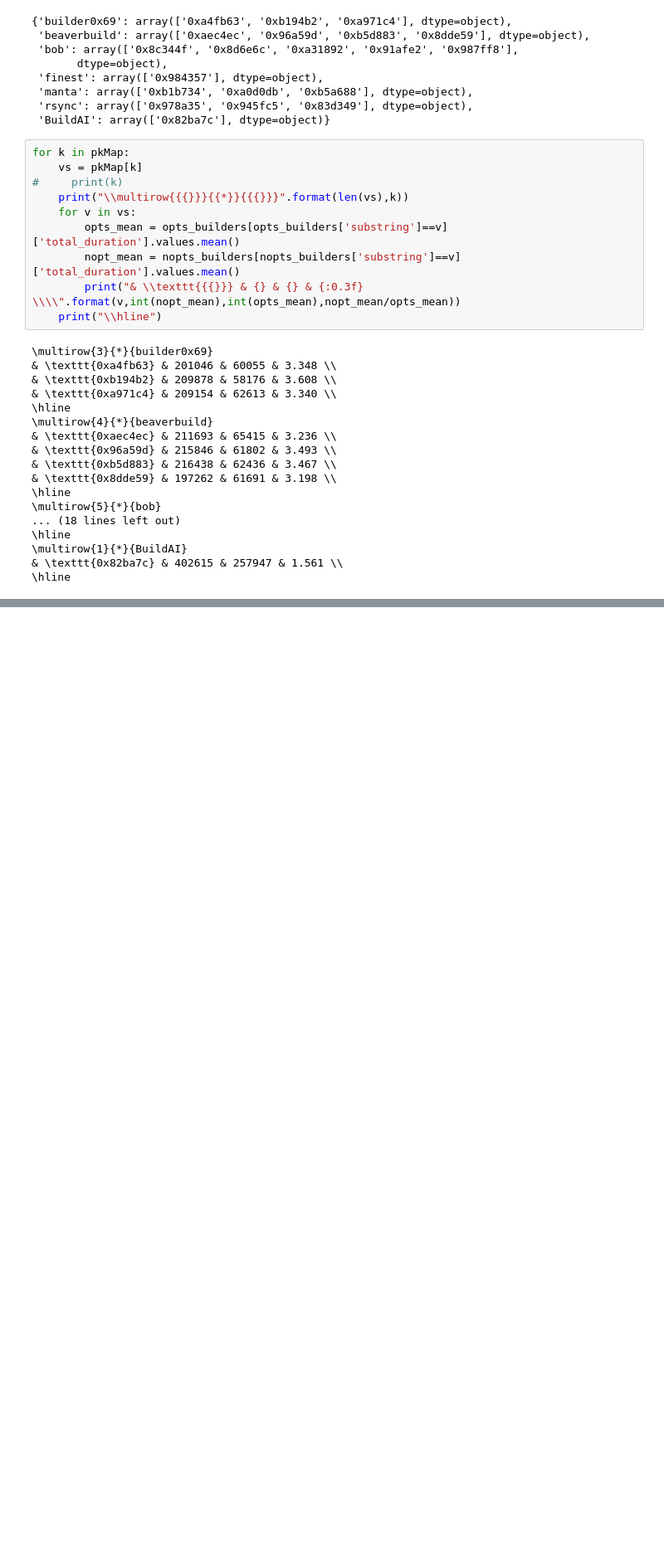
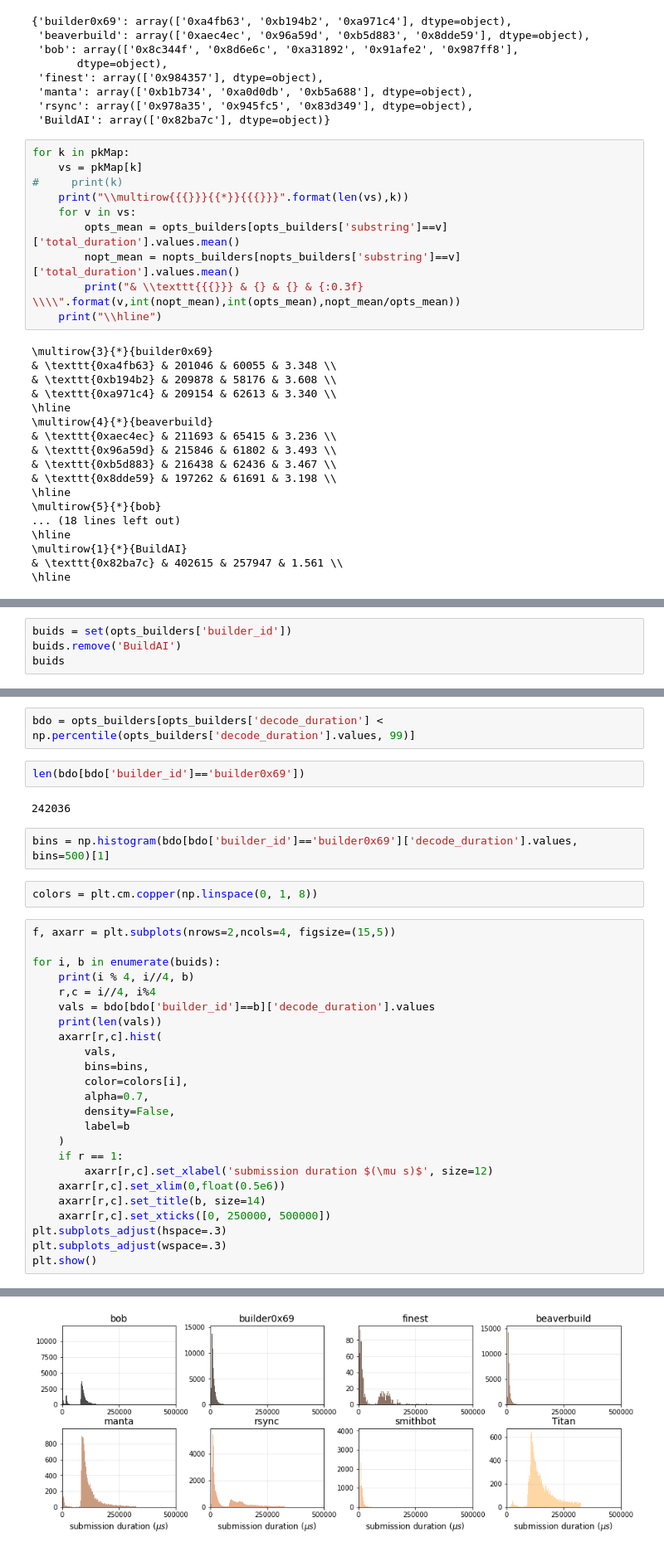
Before and after one commit to michaelneuder/relay-data, a Jupyter notebook: rollout/opt.ipynb, the cells around one changed output, grey strips where cells are left out. Shown at 83% size. Cells and saved outputs as stored; diff of their text form; blank space fills up the shorter version.

```diff
--- a/rollout/opt.ipynb
+++ b/rollout/opt.ipynb
@@ -638,0 +698,4 @@ for k in pkMap:
+# %%
+buids = set(opts_builders['builder_id'])
+buids.remove('BuildAI')
+buids
@@ -638,0 +711,35 @@ for k in pkMap:
+# %%
+bdo = opts_builders[opts_builders['decode_duration'] < np.percentile(opts_builders['decode_duration'].values, 99)]
+# %%
+len(bdo[bdo['builder_id']=='builder0x69'])
+# %% [output]
+242036
+# %%
+bins = np.histogram(bdo[bdo['builder_id']=='builder0x69']['decode_duration'].values, bins=500)[1]
+# %%
+colors = plt.cm.copper(np.linspace(0, 1, 8))
+# %%
+f, axarr = plt.subplots(nrows=2,ncols=4, figsize=(15,5))
+
+for i, b in enumerate(buids):
+    print(i % 4, i//4, b)
+    r,c = i//4, i%4
+    vals = bdo[bdo['builder_id']==b]['decode_duration'].values
+    print(len(vals))
+    axarr[r,c].hist(
+        vals,
+        bins=bins,
+        color=colors[i],
+        alpha=0.7,
+        density=False,
+        label=b
+    )
+    if r == 1:
+        axarr[r,c].set_xlabel('submission duration $(\mu s)$', size=12)
+    axarr[r,c].set_xlim(0,float(0.5e6))
+    axarr[r,c].set_title(b, size=14)
+    axarr[r,c].set_xticks([0, 250000, 500000])
+plt.subplots_adjust(hspace=.3)
+plt.subplots_adjust(wspace=.3)
+plt.show()
+# %% [output]
@@ -638,0 +762 @@ for k in pkMap:
+[figure, added]
```
Also changed, not shown: parts of 11 cells of this notebook, 1 other file.
